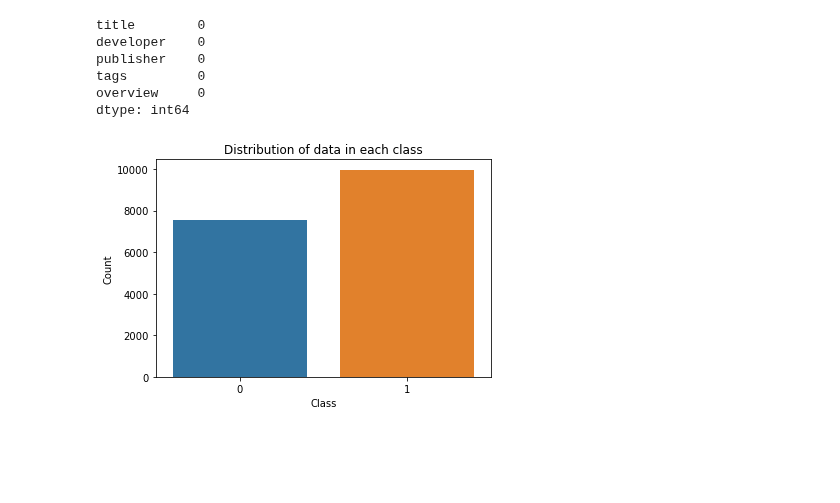
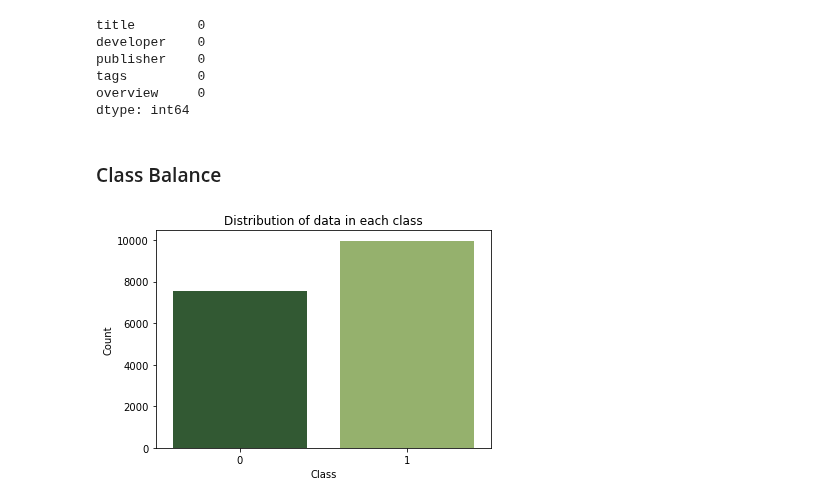
Before and after one commit to ralucaginga/ML-Projects, a Jupyter notebook: Steam Game User Suggestion/01. Exploratory Data Analysis.ipynb, the cells around one changed output. Drawn from its saved outputs; the diff is of its cells as text; code cells hidden in the pictures; blank space fills up the shorter version.

```diff
--- a/Steam Game User Suggestion/01. Exploratory Data Analysis.ipynb
+++ b/Steam Game User Suggestion/01. Exploratory Data Analysis.ipynb
@@ -39,11 +42,13 @@ publisher    0
 tags         0
 overview     0
 dtype: int64
+# %% [markdown]
+### Class Balance
 # %%
-sns.countplot(train['user_suggestion'])
+sns.countplot(train['user_suggestion'],  palette=['#2C5F2D',"#97BC62FF"])
 plt.xlabel('Class')
 plt.title('Distribution of data in each class')
 plt.ylabel('Count')
 plt.show()
 # %% [output]
-[figure, old version]
+[figure, new version]
```
Also changed, not shown: parts of 13 cells of this notebook.
